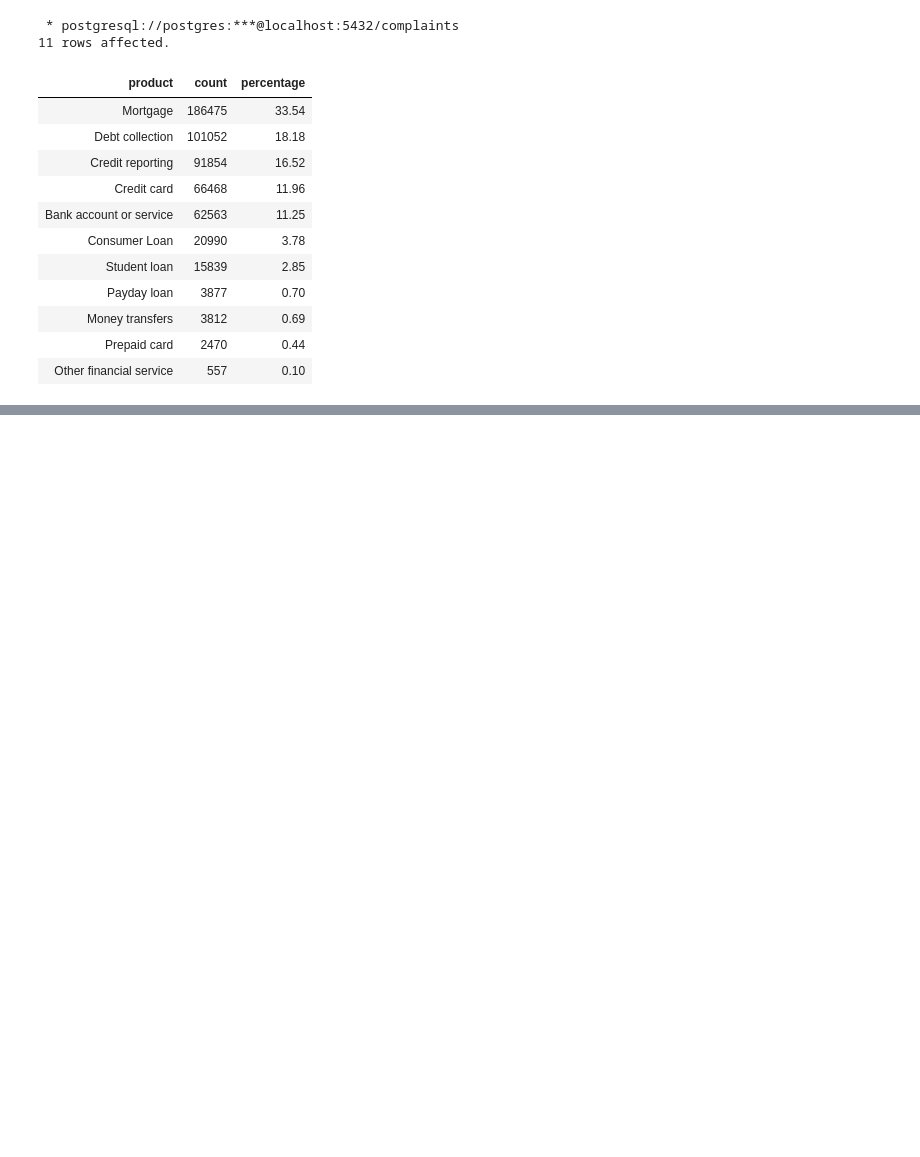
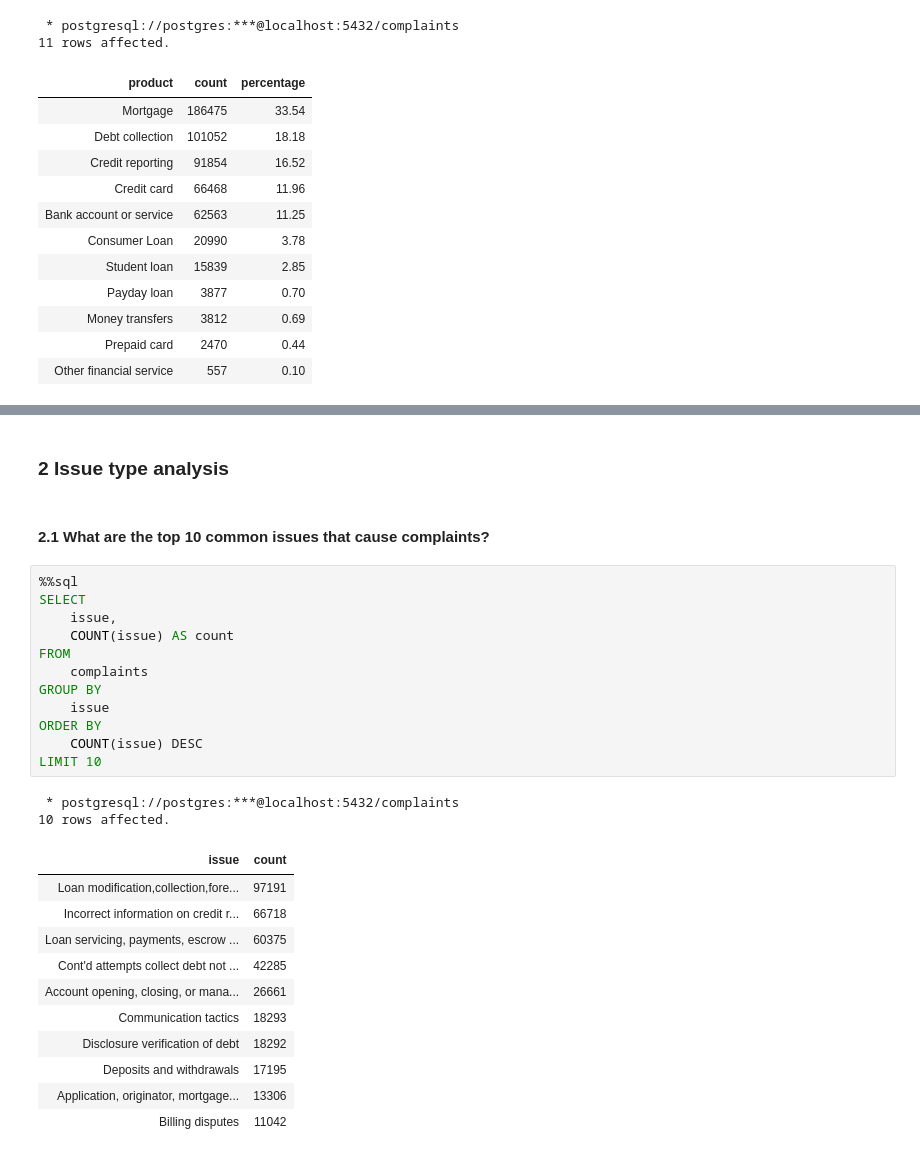
Before and after one commit to Rachel0619/Bank-of-America-Consumer-Complaints-Analysis, a Jupyter notebook: analysis_sql_query.ipynb, the cells around one changed output, grey strips where cells are left out. Saved outputs shown, nothing was run; the diff lists cells and outputs as text; blank space fills up the shorter version.

```diff
--- a/analysis_sql_query.ipynb
+++ b/analysis_sql_query.ipynb
@@ -45,0 +78,30 @@ ORDER BY
+# %% [markdown]
+### 2 Issue type analysis
+# %% [markdown]
+#### 2.1 What are the top 10 common issues that cause complaints?
+# %%
+%%sql
+SELECT
+    issue,
+    COUNT(issue) AS count
+FROM
+    complaints
+GROUP BY
+    issue
+ORDER BY
+    COUNT(issue) DESC
+LIMIT 10
+# %% [output]
+ * postgresql://postgres:***@localhost:5432/complaints
+10 rows affected.
+| issue | count |
+| Loan modification,collection,fore... | 97191 |
+| Incorrect information on credit r... | 66718 |
+| Loan servicing, payments, escrow ... | 60375 |
+| Cont'd attempts collect debt not ... | 42285 |
+| Account opening, closing, or mana... | 26661 |
+| Communication tactics | 18293 |
+| Disclosure verification of debt | 18292 |
+| Deposits and withdrawals | 17195 |
+| Application, originator, mortgage... | 13306 |
+| Billing disputes | 11042 |
```
Also changed, not shown: parts of 15 cells of this notebook, 2 other files.
